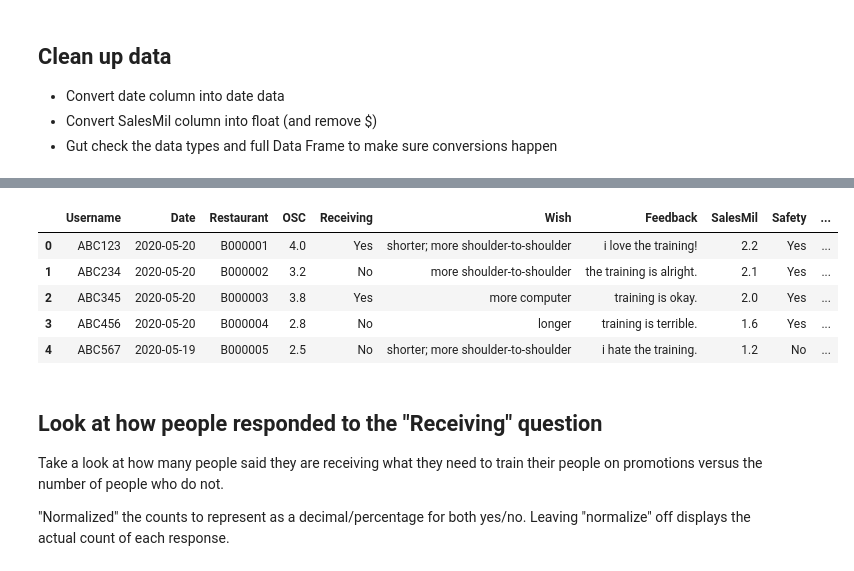
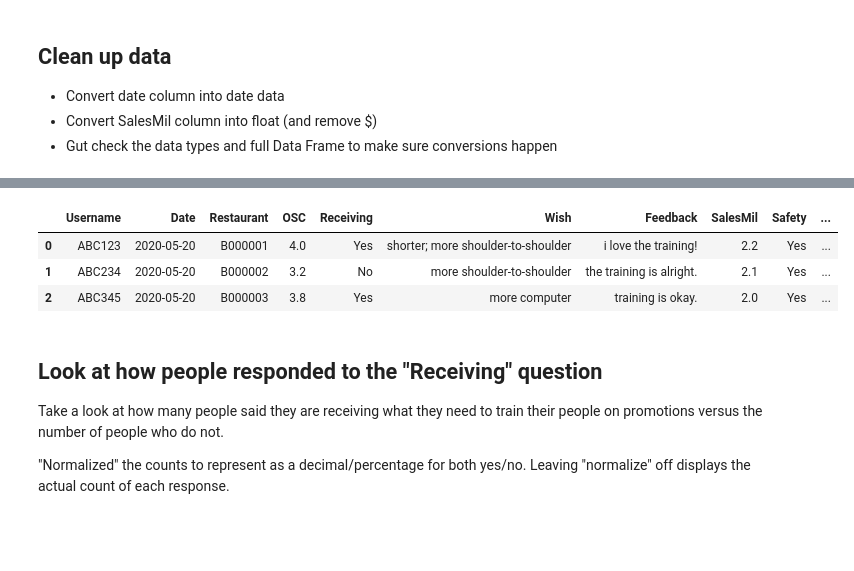
Before and after one commit to Cfoster01/pythonclassproject, a Jupyter notebook: TrainingAnalysisProject.ipynb, the cells around one changed output, grey strips where cells are left out. Saved outputs shown, nothing was run; the diff lists cells and outputs as text; code cells hidden in the pictures; blank space fills up the shorter version.

```diff
--- a/TrainingAnalysisProject.ipynb
+++ b/TrainingAnalysisProject.ipynb
@@ -110,14 +110,12 @@ Staff                int64
 FollowSchedule      object
 dtype: object
 # %%
-complete_df.head()
+complete_df.head(3)
 # %% [output]
 |  | Username | Date | Restaurant | OSC | Receiving | Wish | Feedback | SalesMil | Safety | ... |
 | 0 | ABC123 | 2020-05-20 | B000001 | 4.0 | Yes | shorter; more shoulder-to-shoulder | i love the training! | 2.2 | Yes | ... |
 | 1 | ABC234 | 2020-05-20 | B000002 | 3.2 | No | more shoulder-to-shoulder | the training is alright. | 2.1 | Yes | ... |
 | 2 | ABC345 | 2020-05-20 | B000003 | 3.8 | Yes | more computer | training is okay. | 2.0 | Yes | ... |
-| 3 | ABC456 | 2020-05-20 | B000004 | 2.8 | No | longer | training is terrible. | 1.6 | Yes | ... |
-| 4 | ABC567 | 2020-05-19 | B000005 | 2.5 | No | shorter; more shoulder-to-shoulder | i hate the training. | 1.2 | No | ... |
 # %% [markdown]
 ## Look at how people responded to the "Receiving" question
 Take a look at how many people said they are receiving what they need to train their people on promotions versus the number of people who do not.
```
Also changed, not shown: parts of 3 cells of this notebook, 1 other file.
